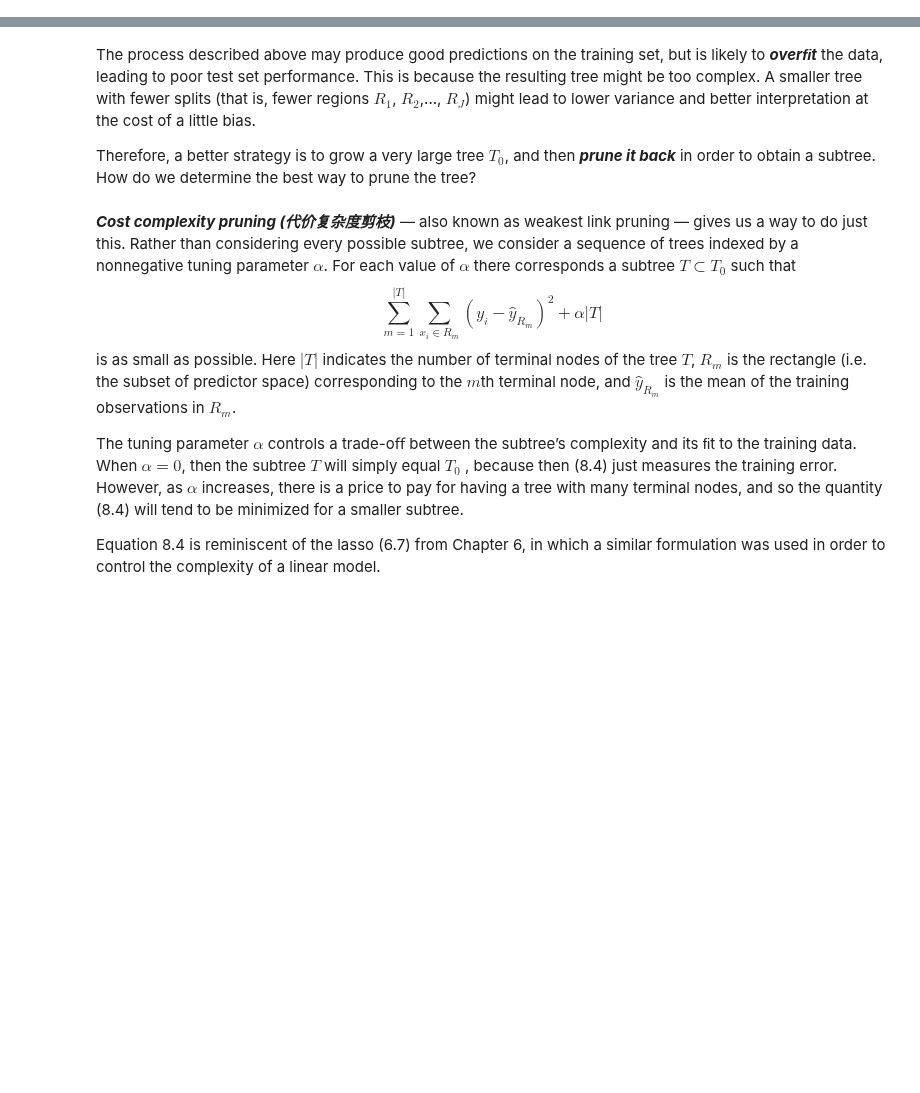
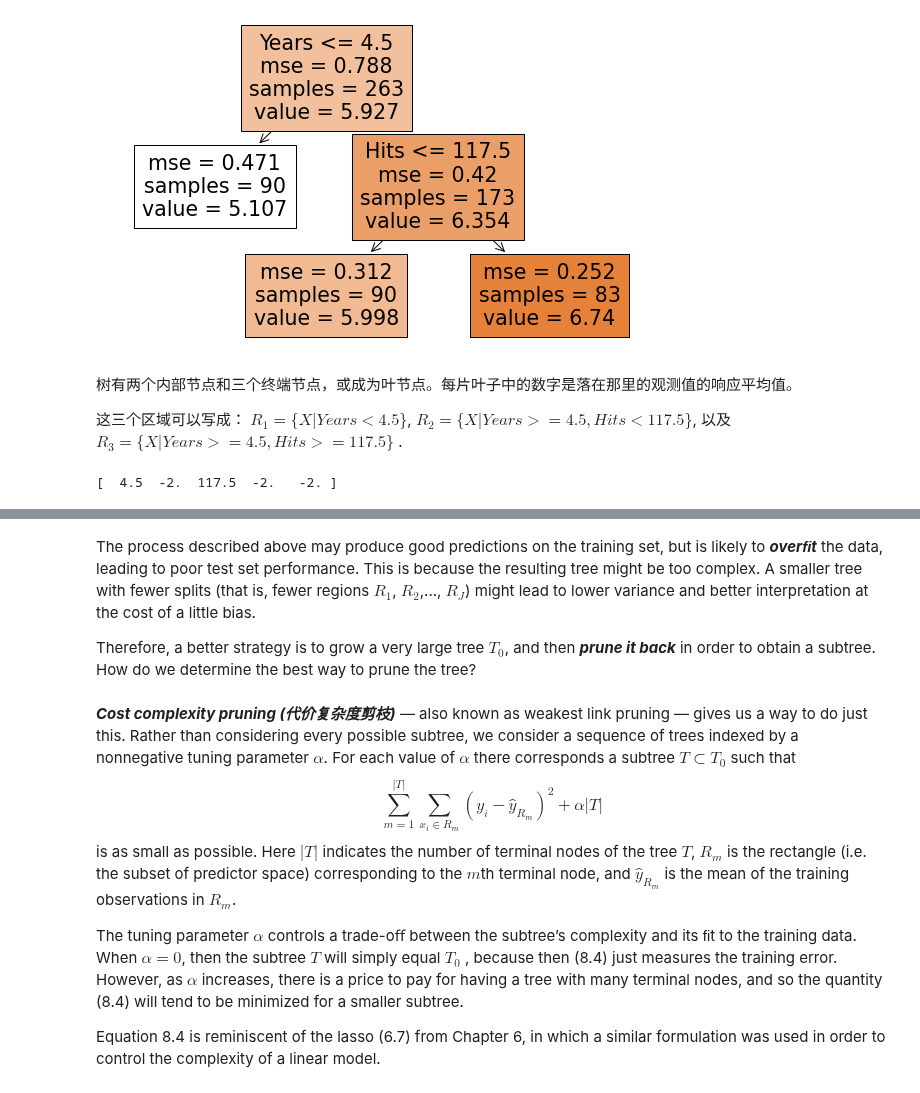
Before and after one commit to WHUFT/WHU_FinTech_Workshop, a Jupyter notebook: 10-研究方法学习班/12-机器学习/07-树方法/8.1 树方法简介.ipynb, the cells around one changed output, grey strips where cells are left out. Saved outputs shown, nothing was run; the diff lists cells and outputs as text; code cells hidden in the pictures; blank space fills up the shorter version.

```diff
--- a/10-研究方法学习班/12-机器学习/07-树方法/8.1 树方法简介.ipynb
+++ b/10-研究方法学习班/12-机器学习/07-树方法/8.1 树方法简介.ipynb
@@ -120,0 +43,23 @@ Bottom Right: A perspective plot of the prediction surface corresponding to that
+# %%
+# Figure 8.1
+X = Hitters[['Years','Hits']]
+y = np.log(Hitters['Salary']) # 对数处理工资使其呈现更典型的钟形分布。
+
+dtr = DecisionTreeRegressor(max_leaf_nodes=3)#叶节点最多有3个
+dtr.fit(X,y)
+plt.figure(figsize=(10,6))
+_ = plot_tree(dtr,feature_names=['Years','Hits'],class_names='Salary',filled=True)
+# %% [output]
+[figure, added]
+# %% [markdown]
+树有两个内部节点和三个终端节点，或成为叶节点。每片叶子中的数字是落在那里的观测值的响应平均值。
+
+这三个区域可以写成：
+$R_1= \{X | Years<4.5 \} $, $R_2 = \{ X | Years>=4.5, Hits<117.5 \}$, 以及$R_3= \{ X | Years>=4.5, Hits>=117.5 \}$ .
+# %%
+# 找出树分支的阈值
+print(dtr.tree_.threshold)
+years = dtr.tree_.threshold[0] # Segmentation on 'Years': 4.5
+hits = dtr.tree_.threshold[2] # Segmentation on 'Hits': 117.5
+# %% [output]
+[  4.5  -2.  117.5  -2.   -2. ]
```
Also changed, not shown: parts of 35 cells of this notebook, 13 other files.
